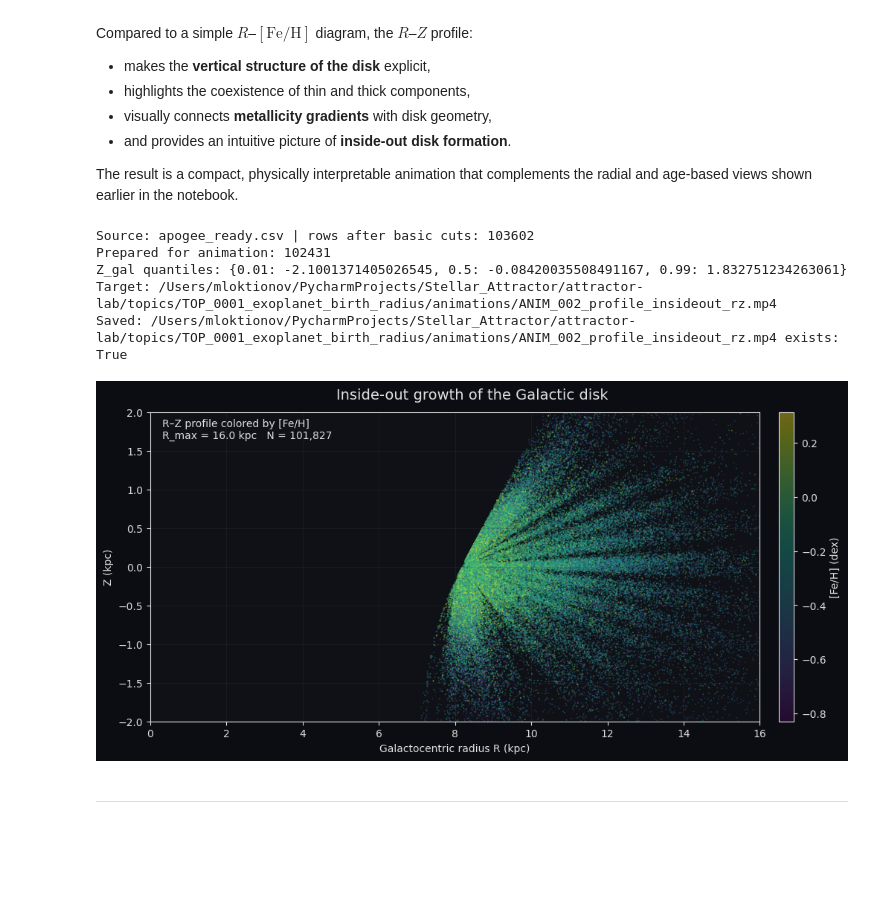
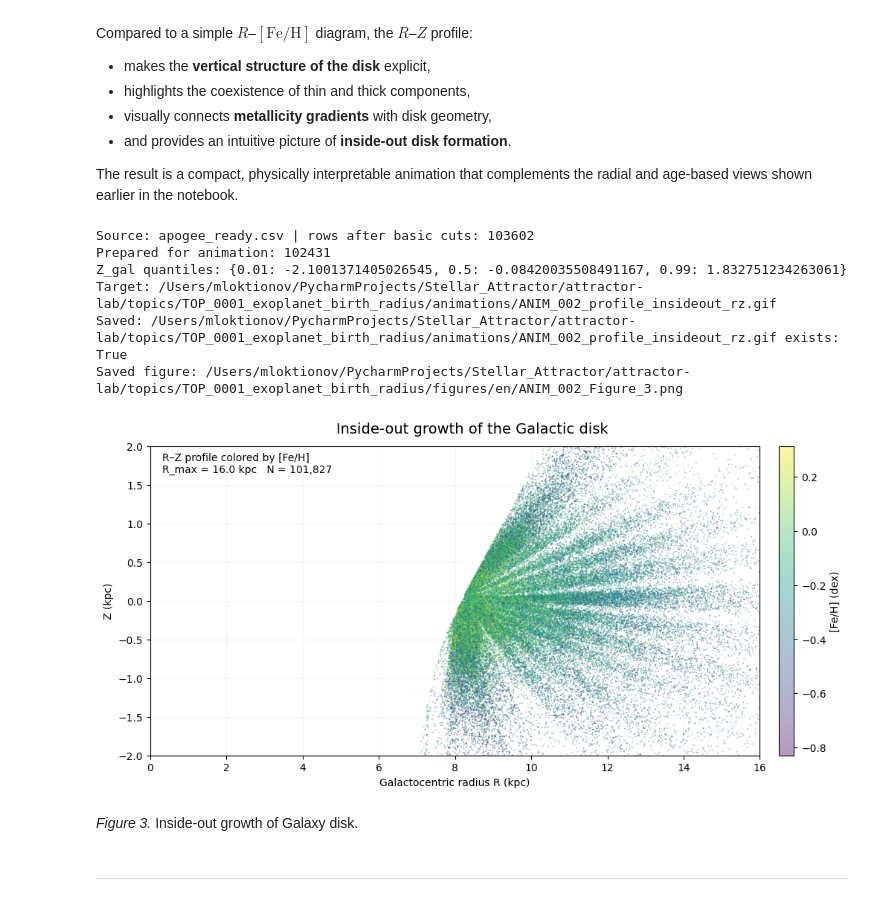
Before and after one commit to stellar-attractor/attractor-lab, a Jupyter notebook: topics/TOP_0001_exoplanet_birth_radius/notebooks/ANIM_002_EN.ipynb, the cells around one changed output. Drawn from its saved outputs; the diff is of its cells as text; code cells hidden in the pictures; blank space fills up the shorter version.

```diff
--- a/topics/TOP_0001_exoplanet_birth_radius/notebooks/ANIM_002_EN.ipynb
+++ b/topics/TOP_0001_exoplanet_birth_radius/notebooks/ANIM_002_EN.ipynb
@@ -1134,36 +1168,40 @@ def animate_profile_inside_out(
         pts = np.column_stack([r[m], z[m]])
         sc.set_offsets(pts)
         sc.set_array(feh[m])
 
         if subtitle:
             subtitle_artist.set_text(f"{subtitle}\nR_max = {rmax_t:4.1f} kpc   N = {m.sum():,}")
         else:
             subtitle_artist.set_text(f"R_max = {rmax_t:4.1f} kpc   N = {m.sum():,}")
 
         return (sc, subtitle_artist)
 
     anim = FuncAnimation(fig, update, init_func=init, frames=frames, interval=1000 / FPS, blit=True)
     return anim, fig
 
 animB, figB = animate_profile_inside_out(
     d,
     frames=150,
     rmax_start=2.0,
     rmax_final=16.0,
     zlim=2.0,
     title=TITLE,
     subtitle=SUBTITLE,
 )
 
 save_animation(animB, anim_base("Profile_InsideOut_RZ"))
+save_last_frame(animB, "Figure_3")
 plt.show()
 # %% [output]
 Source: apogee_ready.csv | rows after basic cuts: 103602
 Prepared for animation: 102431
 Z_gal quantiles: {0.01: -2.1001371405026545, 0.5: -0.08420035508491167, 0.99: 1.832751234263061}
-Target: /Users/mloktionov/PycharmProjects/Stellar_Attractor/attractor-lab/topics/TOP_0001_exoplanet_birth_radius/animations/ANIM_002_profile_insideout_rz.mp4
-Saved: /Users/mloktionov/PycharmProjects/Stellar_Attractor/attractor-lab/topics/TOP_0001_exoplanet_birth_radius/animations/ANIM_002_profile_insideout_rz.mp4 exists: True
+Target: /Users/mloktionov/PycharmProjects/Stellar_Attractor/attractor-lab/topics/TOP_0001_exoplanet_birth_radius/animations/ANIM_002_profile_insideout_rz.gif
+Saved: /Users/mloktionov/PycharmProjects/Stellar_Attractor/attractor-lab/topics/TOP_0001_exoplanet_birth_radius/animations/ANIM_002_profile_insideout_rz.gif exists: True
+Saved figure: /Users/mloktionov/PycharmProjects/Stellar_Attractor/attractor-lab/topics/TOP_0001_exoplanet_birth_radius/figures/en/ANIM_002_Figure_3.png
-[figure, old version]
+[figure, new version]
+# %% [markdown]
+*Figure 3.* Inside-out growth of Galaxy disk.
 # %% [markdown]
 ---
 # %% [markdown]
```
Also changed, not shown: parts of 7 cells of this notebook, 22 other files.
